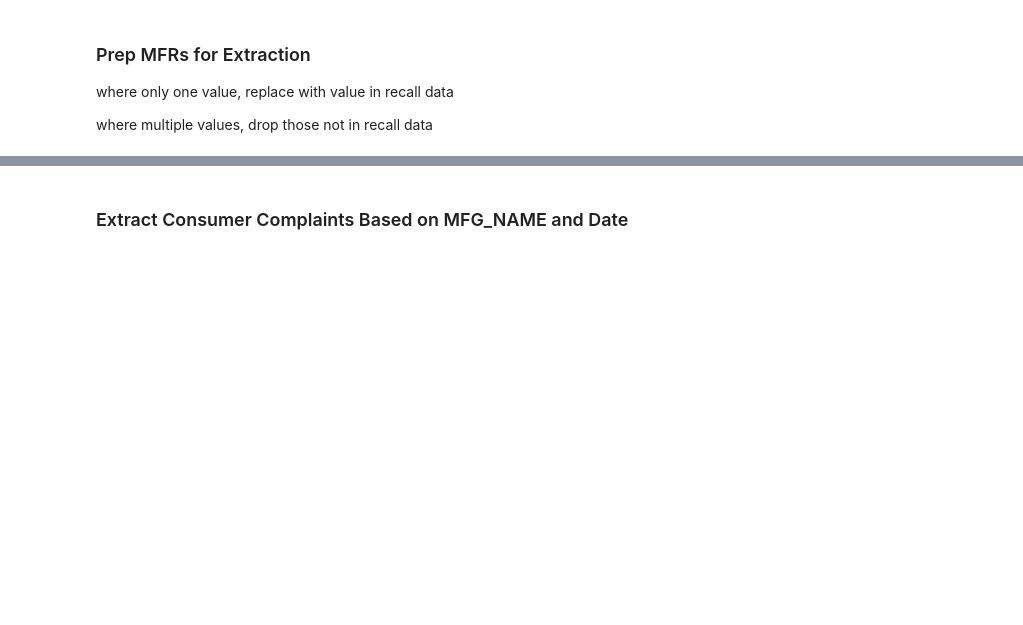
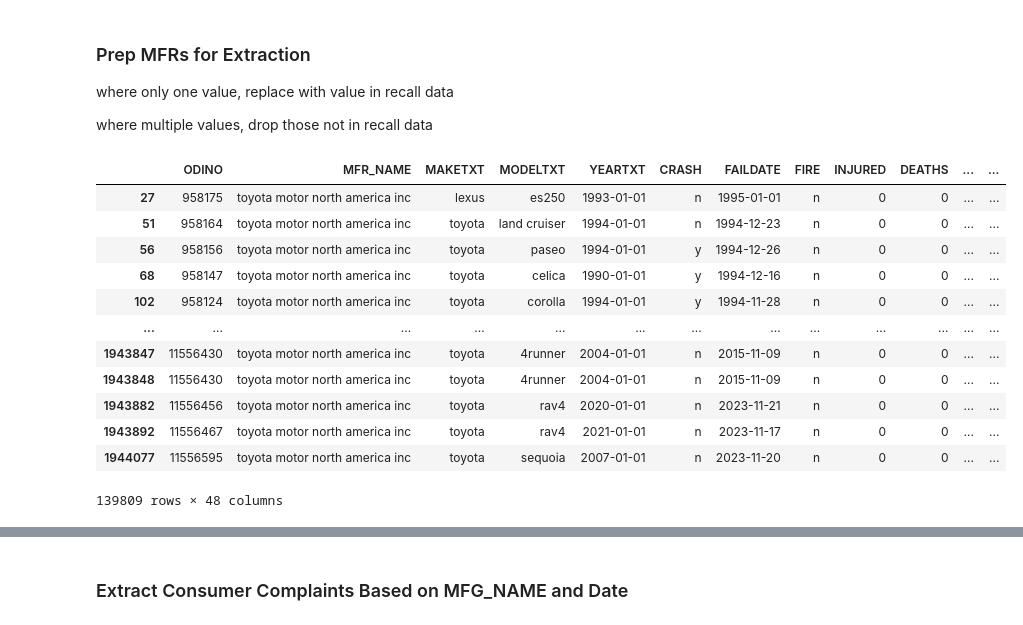
Before and after one commit to prithvidasgupta/si671, a Jupyter notebook: pm_nb.ipynb, the cells around one changed output, grey strips where cells are left out. Saved outputs shown, nothing was run; the diff lists cells and outputs as text; code cells hidden in the pictures; blank space fills up the shorter version.

```diff
--- a/pm_nb.ipynb
+++ b/pm_nb.ipynb
@@ -604,11 +604,28 @@ where multiple values, drop those not in recall data
 # Standardize MFR_NAME
 gm.loc[:, "MFR_NAME"] = "general motors corp"
 toyota = toy[toy["MFR_NAME"] != "toyota motor engineering  manufacturing"]
+toyota.loc[:, "MFR_NAME"] = "toyota motor north america inc"
 hyundai = hyundai[
     hyundai["MFR_NAME"].isin(
         ["hyundai truck service", "hyundai caribbeanpuerto rico", "hyundai translead"]
     ) == False
 ]
+# %%
+toyota
+# %% [output]
+|  | ODINO | MFR_NAME | MAKETXT | MODELTXT | YEARTXT | CRASH | FAILDATE | FIRE | INJURED | DEATHS | ... | ... |
+| 27 | 958175 | toyota motor north america inc | lexus | es250 | 1993-01-01 | n | 1995-01-01 | n | 0 | 0 | ... | ... |
+| 51 | 958164 | toyota motor north america inc | toyota | land cruiser | 1994-01-01 | n | 1994-12-23 | n | 0 | 0 | ... | ... |
+| 56 | 958156 | toyota motor north america inc | toyota | paseo | 1994-01-01 | y | 1994-12-26 | n | 0 | 0 | ... | ... |
+| 68 | 958147 | toyota motor north america inc | toyota | celica | 1990-01-01 | y | 1994-12-16 | n | 0 | 0 | ... | ... |
+| 102 | 958124 | toyota motor north america inc | toyota | corolla | 1994-01-01 | y | 1994-11-28 | n | 0 | 0 | ... | ... |
+| ... | ... | ... | ... | ... | ... | ... | ... | ... | ... | ... | ... | ... |
+| 1943847 | 11556430 | toyota motor north america inc | toyota | 4runner | 2004-01-01 | n | 2015-11-09 | n | 0 | 0 | ... | ... |
+| 1943848 | 11556430 | toyota motor north america inc | toyota | 4runner | 2004-01-01 | n | 2015-11-09 | n | 0 | 0 | ... | ... |
+| 1943882 | 11556456 | toyota motor north america inc | toyota | rav4 | 2020-01-01 | n | 2023-11-21 | n | 0 | 0 | ... | ... |
+| 1943892 | 11556467 | toyota motor north america inc | toyota | rav4 | 2021-01-01 | n | 2023-11-17 | n | 0 | 0 | ... | ... |
+| 1944077 | 11556595 | toyota motor north america inc | toyota | sequoia | 2007-01-01 | n | 2023-11-20 | n | 0 | 0 | ... | ... |
+139809 rows × 48 columns
 # %%
 hyundai.sample(10)
 # %% [output]
```
Also changed, not shown: parts of 13 cells of this notebook, 5 other files.
